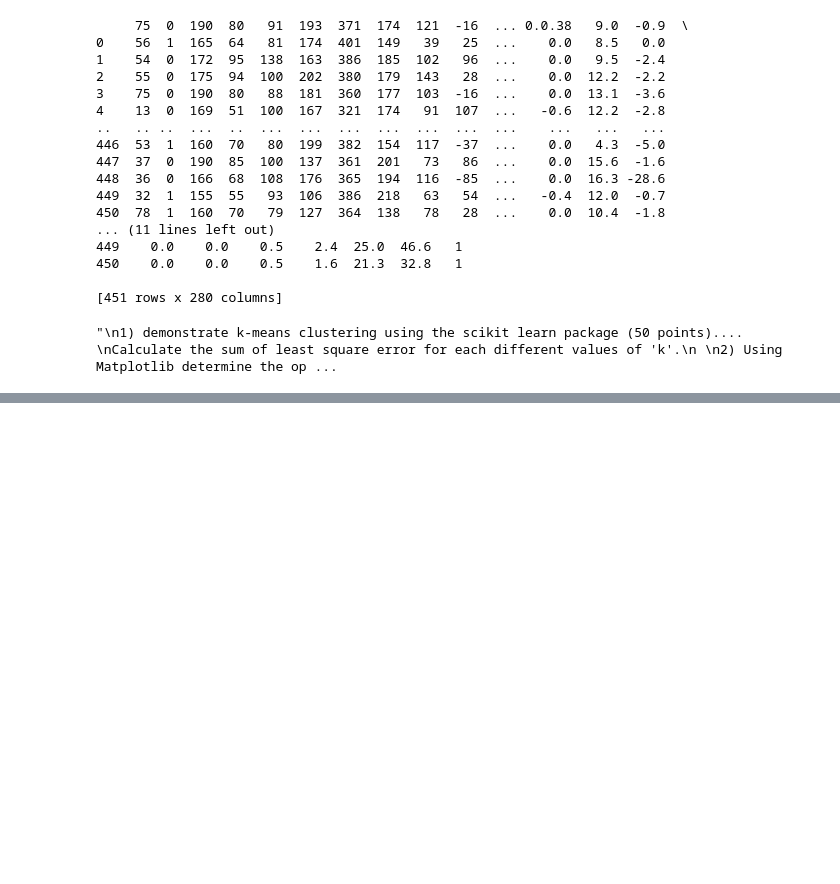
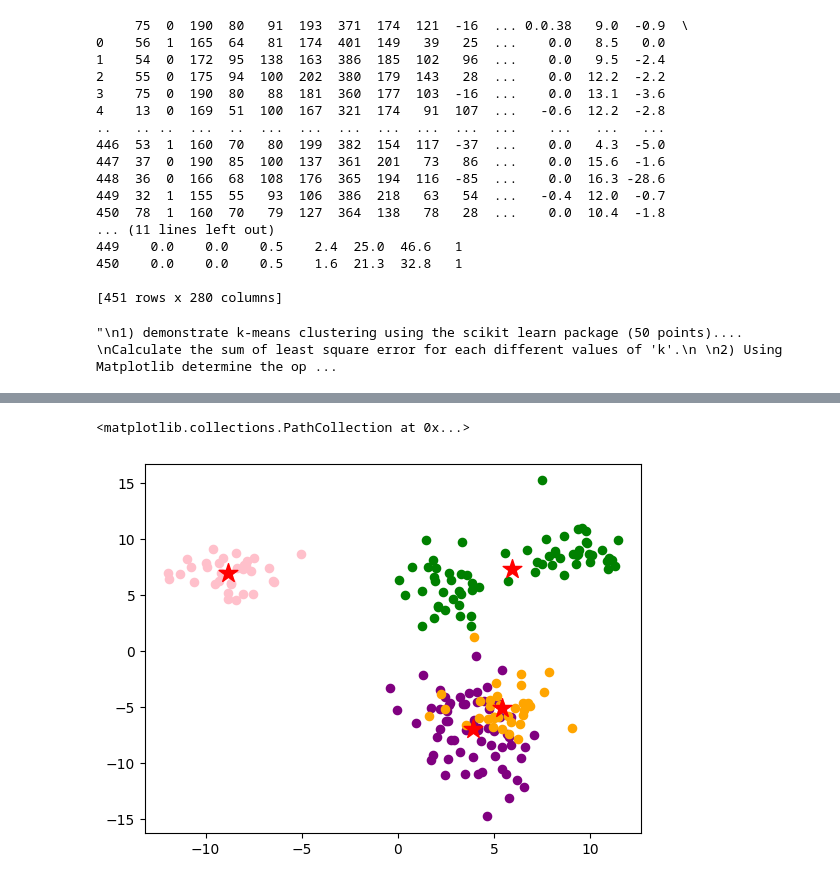
Before and after one commit to bricabrac23/Machine-Learning, a Jupyter notebook: K Means Clustering - Arrhythmia.ipynb, the cells around one changed output, grey strips where cells are left out. Drawn from its saved outputs; the diff is of its cells as text; code cells hidden in the pictures; blank space fills up the shorter version.

```diff
--- a/K Means Clustering - Arrhythmia.ipynb
+++ b/K Means Clustering - Arrhythmia.ipynb
@@ -137,0 +166,25 @@ points = dataset[0]
+# %%
+#make the cluster centers
+clusters = kmeans.cluster_centers_
+#print(clusters)
+
+#Recalculate the positions of the vectors using the points dataset
+fit_predict = kmeans.fit_predict(points)
+#ensure that the fit_predict assigns each value one of the cluster values (0-3)
+#print(fit_predict)
+#looks good
+
+#plot the clusters from fit_predict by color
+plt.scatter(points[fit_predict == 0,0], points[fit_predict == 0,1], s = 35, color = 'purple')
+plt.scatter(points[fit_predict == 1,0], points[fit_predict == 1,1], s = 35, color = 'pink')
+plt.scatter(points[fit_predict == 2,0], points[fit_predict == 2,1], s = 35, color = 'green')
+plt.scatter(points[fit_predict == 3,0], points[fit_predict == 3,1], s = 35, color = 'orange')
+
+#also plot the centroids
+plt.scatter(clusters[0][0], clusters [0][1], marker = '*', s = 200, color = 'red')
+plt.scatter(clusters[1][0], clusters [1][1], marker = '*', s = 200, color = 'red')
+plt.scatter(clusters[2][0], clusters [2][1], marker = '*', s = 200, color = 'red')
+plt.scatter(clusters[3][0], clusters [3][1], marker = '*', s = 200, color = 'red')
+# %% [output]
+<matplotlib.collections.PathCollection at 0x...>
+[figure, added]
```
Also changed, not shown: parts of 5 cells of this notebook.
